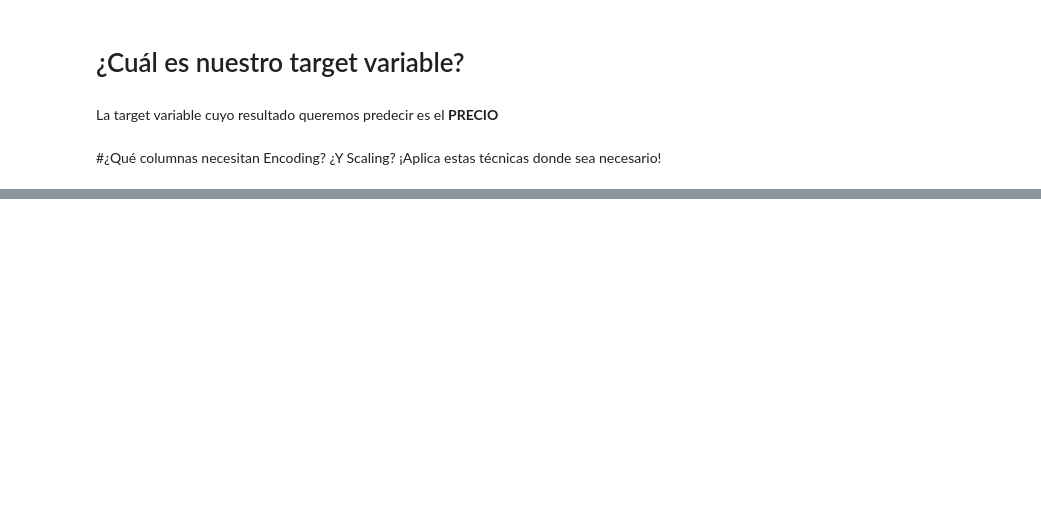
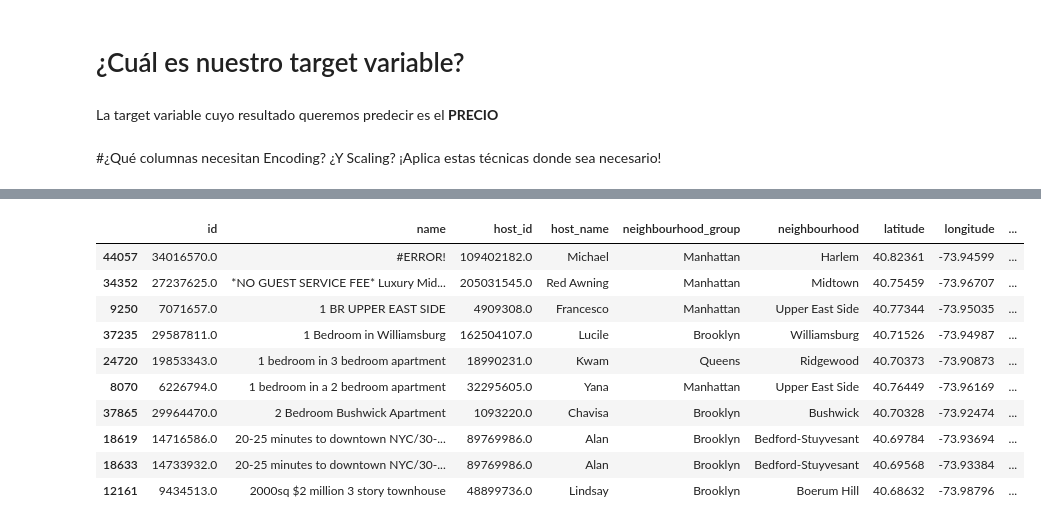
Before and after one commit to Garcialejan/Data-Science-with-Python, a Jupyter notebook: Projects/Linear_regresion/Ejercicio_2/Ejercicio2.ipynb, the cells around one changed output, grey strips where cells are left out. Cells and saved outputs as stored; diff of their text form; code cells hidden in the pictures; blank space fills up the shorter version.

```diff
--- a/Projects/Linear_regresion/Ejercicio_2/Ejercicio2.ipynb
+++ b/Projects/Linear_regresion/Ejercicio_2/Ejercicio2.ipynb
@@ -101,0 +133,14 @@ La target variable cuyo resultado queremos predecir es el **PRECIO**
+# %%
+df.where(filtro).dropna().sort_values(by = "name", ascending = True).head(10)
+# %% [output]
+|  | id | name | host_id | host_name | neighbourhood_group | neighbourhood | latitude | longitude | ... |
+| 44057 | 34016570.0 | #ERROR! | 109402182.0 | Michael | Manhattan | Harlem | 40.82361 | -73.94599 | ... |
+| 34352 | 27237625.0 | *NO GUEST SERVICE FEE* Luxury Mid... | 205031545.0 | Red Awning | Manhattan | Midtown | 40.75459 | -73.96707 | ... |
+| 9250 | 7071657.0 | 1 BR UPPER EAST SIDE | 4909308.0 | Francesco | Manhattan | Upper East Side | 40.77344 | -73.95035 | ... |
+| 37235 | 29587811.0 | 1 Bedroom in Williamsburg | 162504107.0 | Lucile | Brooklyn | Williamsburg | 40.71526 | -73.94987 | ... |
+| 24720 | 19853343.0 | 1 bedroom in 3 bedroom apartment | 18990231.0 | Kwam | Queens | Ridgewood | 40.70373 | -73.90873 | ... |
+| 8070 | 6226794.0 | 1 bedroom in a 2 bedroom apartment | 32295605.0 | Yana | Manhattan | Upper East Side | 40.76449 | -73.96169 | ... |
+| 37865 | 29964470.0 | 2 Bedroom Bushwick Apartment | 1093220.0 | Chavisa | Brooklyn | Bushwick | 40.70328 | -73.92474 | ... |
+| 18619 | 14716586.0 | 20-25 minutes to downtown NYC/30-... | 89769986.0 | Alan | Brooklyn | Bedford-Stuyvesant | 40.69784 | -73.93694 | ... |
+| 18633 | 14733932.0 | 20-25 minutes to downtown NYC/30-... | 89769986.0 | Alan | Brooklyn | Bedford-Stuyvesant | 40.69568 | -73.93384 | ... |
+| 12161 | 9434513.0 | 2000sq $2 million 3 story townhouse | 48899736.0 | Lindsay | Brooklyn | Boerum Hill | 40.68632 | -73.98796 | ... |
```
Also changed, not shown: parts of 23 cells of this notebook.
